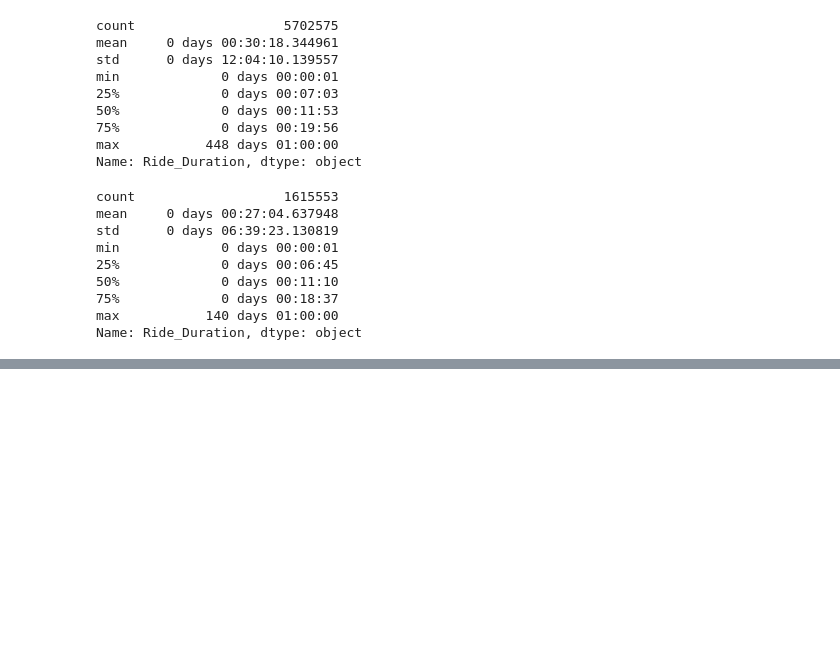
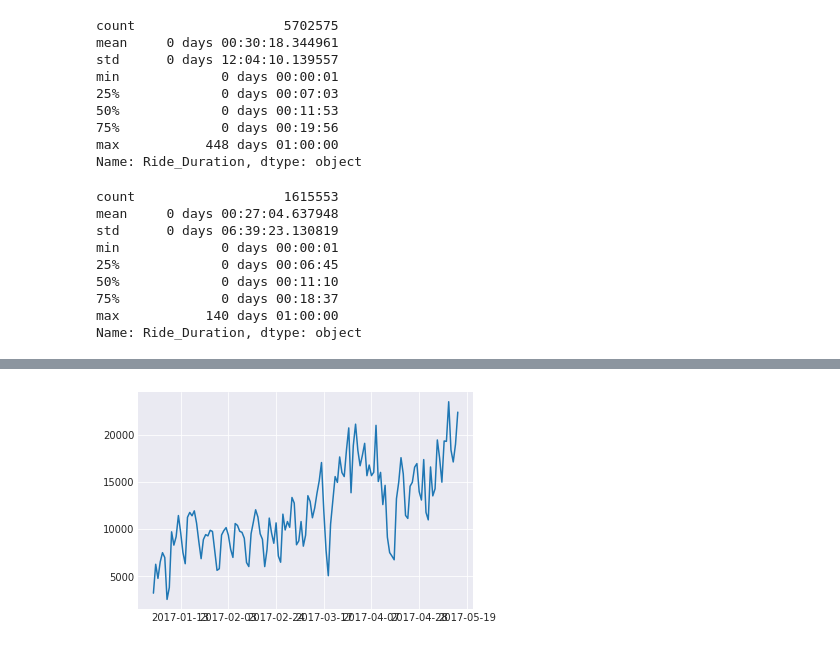
Before and after one commit to chinmaydas96/Bike_sharing, a Jupyter notebook: Call_a_bike_Relation.ipynb, the cells around one changed output, grey strips where cells are left out. Saved outputs shown, nothing was run; the diff lists cells and outputs as text; code cells hidden in the pictures; blank space fills up the shorter version.

```diff
--- a/Call_a_bike_Relation.ipynb
+++ b/Call_a_bike_Relation.ipynb
@@ -223,0 +247,3 @@ Name: Ride_Duration, dtype: object
+# %%
+d17_new = d17[:'2017-05-15']
+len(d17_new)
@@ -223,0 +252,7 @@ Name: Ride_Duration, dtype: object
+# %%
+dates = pd.date_range('2017-01-01','2017-05-15',freq='D')
+date_count =  d17_new.groupby(d17_new.index.date).count()['Trip_no']
+d17_day_count = pd.DataFrame(date_count)
+d17_day_count = d17_day_count.rename(columns={"Trip_no": "Counts"})
+d17_day_count.index.rename('date',inplace=True)
+d17_day_count.tail()
@@ -223,0 +281,7 @@ Name: Ride_Duration, dtype: object
+# %%
+import seaborn as sns
+sns.set_style("darkgrid")
+plt.plot(d17_day_count)
+plt.show()
+# %% [output]
+[figure, added]
```
Also changed, not shown: parts of 19 cells of this notebook.
